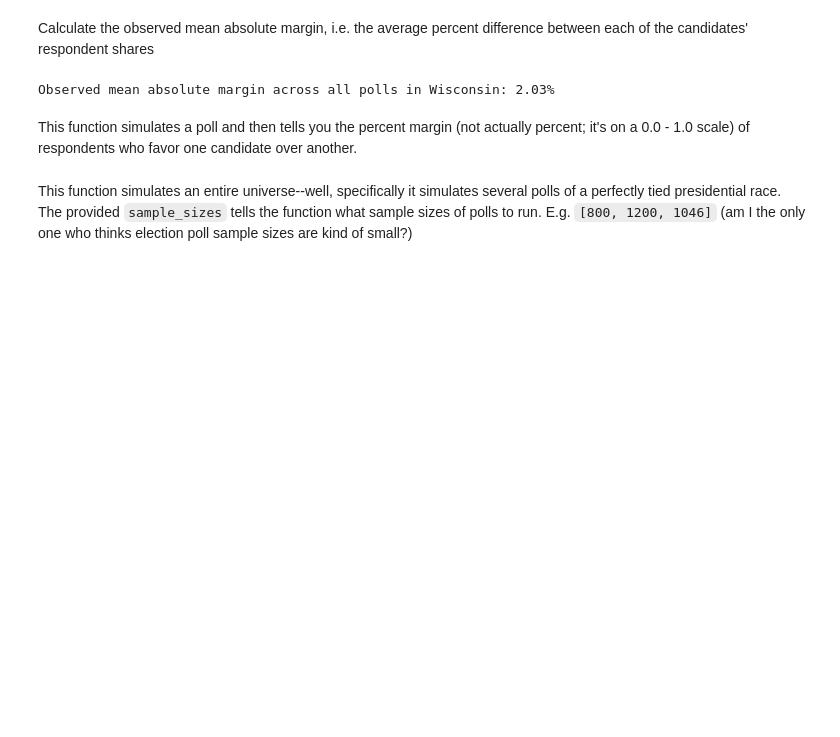
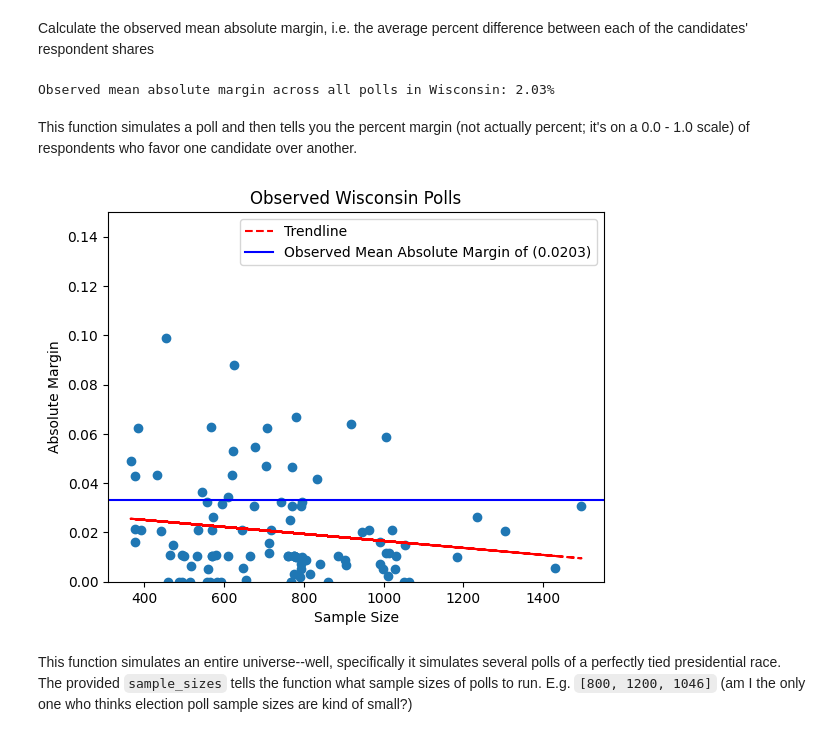
Before and after one commit to boyleconnor/poll-margins-2024, a Jupyter notebook: simulate_polls.ipynb, the cells around one changed output. Drawn from its saved outputs; the diff is of its cells as text; code cells hidden in the pictures; blank space fills up the shorter version.

```diff
--- a/simulate_polls.ipynb
+++ b/simulate_polls.ipynb
@@ -68,6 +68,27 @@ def simulate_poll(n: int, harris_share: float = 0.5) -> float:
     margin = (responses.mean() - 0.5) * 2
     absolute_margin = np.abs(margin)
     return absolute_margin
+# %%
+import matplotlib.pyplot as plt
+
+
+def plot_polls(sample_sizes: list[int], absolute_margins: list[float], universe_type="Simulated"):
+    plt.scatter(sample_sizes, absolute_margins)
+
+    z = np.polyfit(sample_sizes, absolute_margins, 1)
+    p = np.poly1d(z)
+    plt.plot(sample_sizes,p(sample_sizes),"r--", label="Trendline")
+    plt.ylim(0, 0.15)
+    plt.xlabel("Sample Size")
+    plt.ylabel("Absolute Margin")
+    plt.title(f"{universe_type} {STATE} Polls")
+    plt.axhline(mean_absolute_margin, color="blue", label=f"{universe_type} Mean Absolute Margin of ({np.mean(absolute_margins):.4f})")
+    plt.legend()
+    plt.show()
+
+plot_polls(data["HarrisOrTrumpTotal"], data["AbsoluteMargin"], universe_type="Observed")
+# %% [output]
+[figure, added]
 # %% [markdown]
 This function simulates an entire universe--well, specifically it simulates several polls of a perfectly tied presidential race. The provided `sample_sizes` tells the function what sample sizes of polls to run. E.g. `[800, 1200, 1046]` (am I the only one who thinks election poll sample sizes are kind of small?)
 # %%
```
Also changed, not shown: parts of 1 cell of this notebook, 4 other files.
